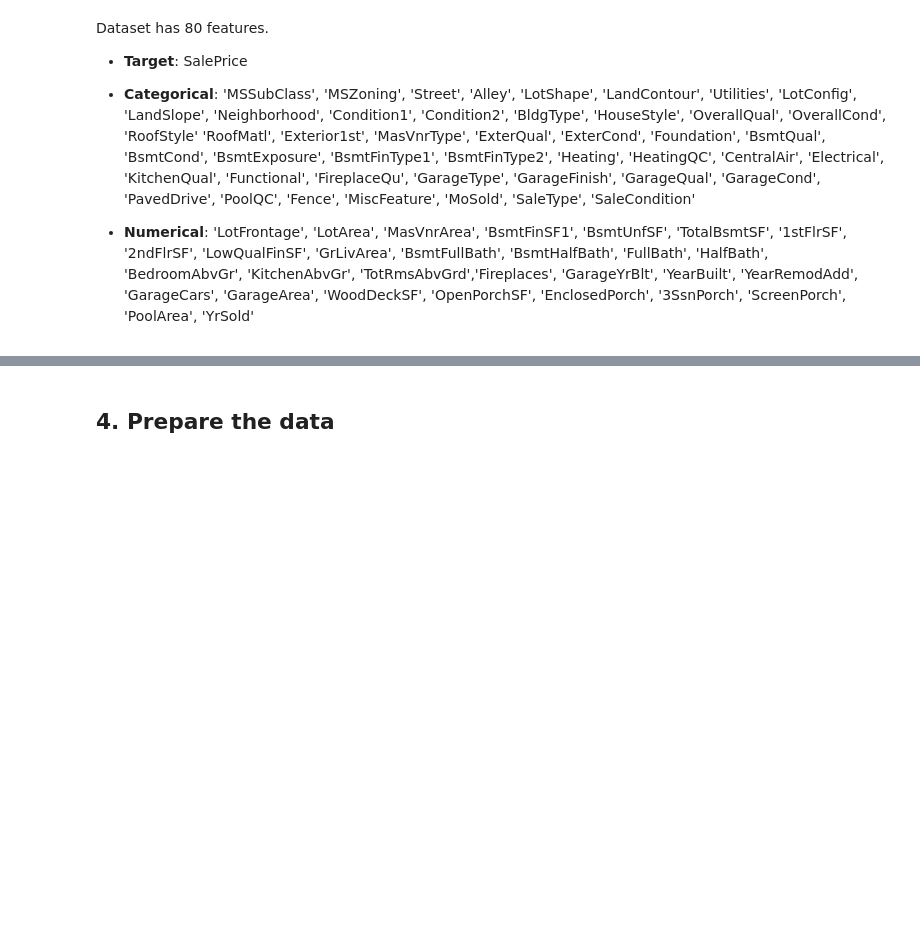
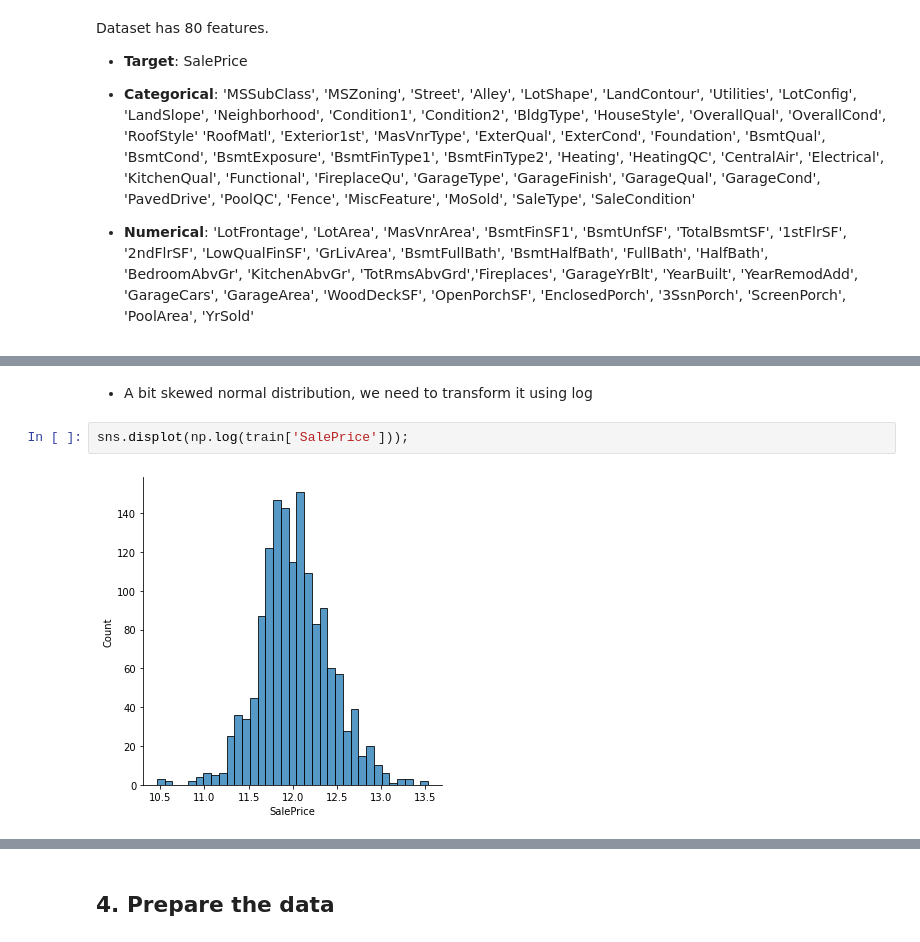
Before and after one commit to adriancervero/kaggle, a Jupyter notebook: house-prices/house-prices.ipynb, the cells around one changed output, grey strips where cells are left out. Drawn from its saved outputs; the diff is of its cells as text; blank space fills up the shorter version.

```diff
--- a/house-prices/house-prices.ipynb
+++ b/house-prices/house-prices.ipynb
@@ -76,0 +145,6 @@ Name: YrSold, dtype: int64
+# %% [markdown]
+* A bit skewed normal distribution, we need to transform it using log
+# %%
+sns.displot(np.log(train['SalePrice']));
+# %% [output]
+[figure, added]
```
Also changed, not shown: parts of 27 cells of this notebook.
